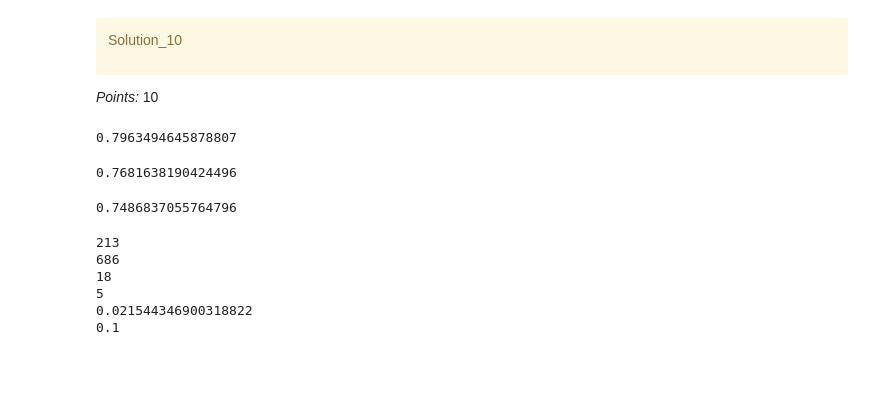
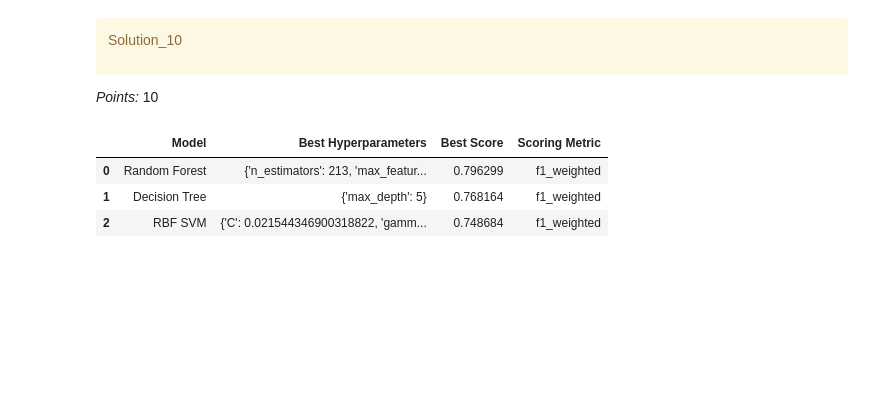
Before and after one commit to ivy-ll/cs330hw5, a Jupyter notebook: hw5.ipynb, the cells around one changed output. Saved outputs shown, nothing was run; the diff lists cells and outputs as text; code cells hidden in the pictures; blank space fills up the shorter version.

```diff
--- a/hw5.ipynb
+++ b/hw5.ipynb
@@ -915,9 +928,6 @@ best_n_estimators = rand_search_rf.best_params_["randomforestclassifier__n_estim
 best_max_features = rand_search_rf.best_params_["randomforestclassifier__max_features"]
 best_max_depth_rf = rand_search_rf.best_params_["randomforestclassifier__max_depth"]
 best_score_rf = rand_search_rf.best_score_
-best_score_rf
-# %% [output]
-0.7963494645878807
 # %%
 # optimization for decision tree
 best_max_depth_dt = None
@@ -926,9 +936,6 @@ rand_search_dt = RandomizedSearchCV(pipelines["decision tree"], param_grid_dt, n
 rand_search_dt.fit(X_train, y_train)
 best_max_depth_dt = rand_search_dt.best_params_["decisiontreeclassifier__max_depth"]
 best_score_dt = rand_search_dt.best_score_
-best_score_dt
-# %% [output]
-0.7681638190424496
 # %%
 # optimization for svc
 best_C_svc = None
@@ -939,25 +946,35 @@ rand_search_svc.fit(X_train, y_train)
 best_C_svc = rand_search_svc.best_params_["svc__C"]
 best_gamma_svc = rand_search_svc.best_params_["svc__gamma"]
 best_score_svc = rand_search_svc.best_score_
-best_score_svc
-# %% [output]
-0.7486837055764796
-# %%
-print(best_n_estimators)
-print(best_max_features)
-print(best_max_depth_rf)
-
-print(best_max_depth_dt)
-
-print(best_C_svc)
-print(best_gamma_svc)
-# %% [output]
-213
-686
-18
-5
-0.021544346900318822
-0.1
+# %%
+# Summarizing our hyperparameter optimizations in a DataFrame
+pd.set_option('display.max_colwidth', None)
+results_df = pd.DataFrame({
+    "Model": ["Random Forest", "Decision Tree", "RBF SVM"],
+    "Best Hyperparameters": [
+        {
+            "n_estimators": best_n_estimators,
+            "max_features": best_max_features,
+            "max_depth": best_max_depth_rf
+        },
+        {
+            "max_depth": best_max_depth_dt
+        },
+        {
+            "C": best_C_svc,
+            "gamma": best_gamma_svc
+        }
+    ],
+    "Best Score": [best_score_rf, best_score_dt, best_score_svc],
+    "Scoring Metric": 'f1_weighted'
+})
+
+results_df
+# %% [output]
+|  | Model | Best Hyperparameters | Best Score | Scoring Metric |
+| 0 | Random Forest | {'n_estimators': 213, 'max_featur... | 0.796299 | f1_weighted |
+| 1 | Decision Tree | {'max_depth': 5} | 0.768164 | f1_weighted |
+| 2 | RBF SVM | {'C': 0.021544346900318822, 'gamm... | 0.748684 | f1_weighted |
 # %% [markdown]
 <!-- END QUESTION -->
 
```
Also changed, not shown: parts of 35 cells of this notebook, 1 other file.
